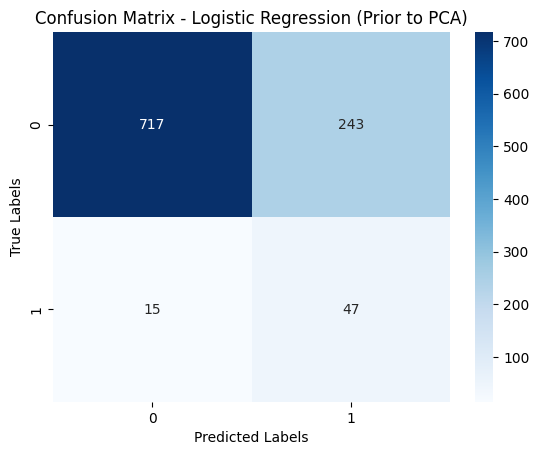
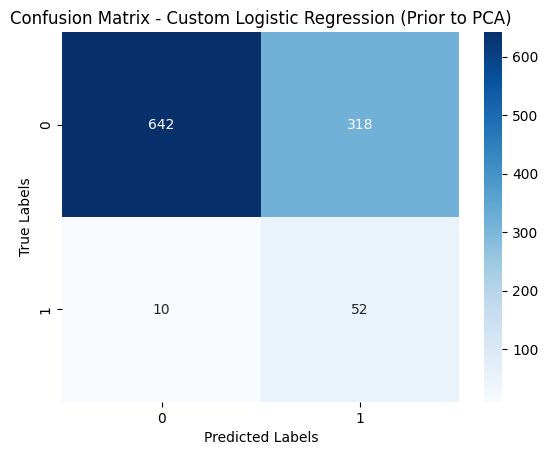
Unified diff of the notebook cell whose output changed from the first chart to the second:
--- before
+++ after
@@ -3,6 +3,6 @@
 from sklearn.metrics import confusion_matrix
 
-# Compute the confusion matrix to assess classification performance
-cm = confusion_matrix(y_test, y_pred)
+# Compute the confusion matrix using predictions from the custom model
+cm = confusion_matrix(test_labels, predicted_labels)
 
 # Create a heatmap to visually represent the confusion matrix
@@ -10,5 +10,5 @@
 
 # Add plot titles and labels for clarity
-plt.title("Confusion Matrix - Logistic Regression (Prior to PCA)")
+plt.title("Confusion Matrix - Custom Logistic Regression (Prior to PCA)")
 plt.xlabel("Predicted Labels")
 plt.ylabel("True Labels")

Commit: Update PCA_LR